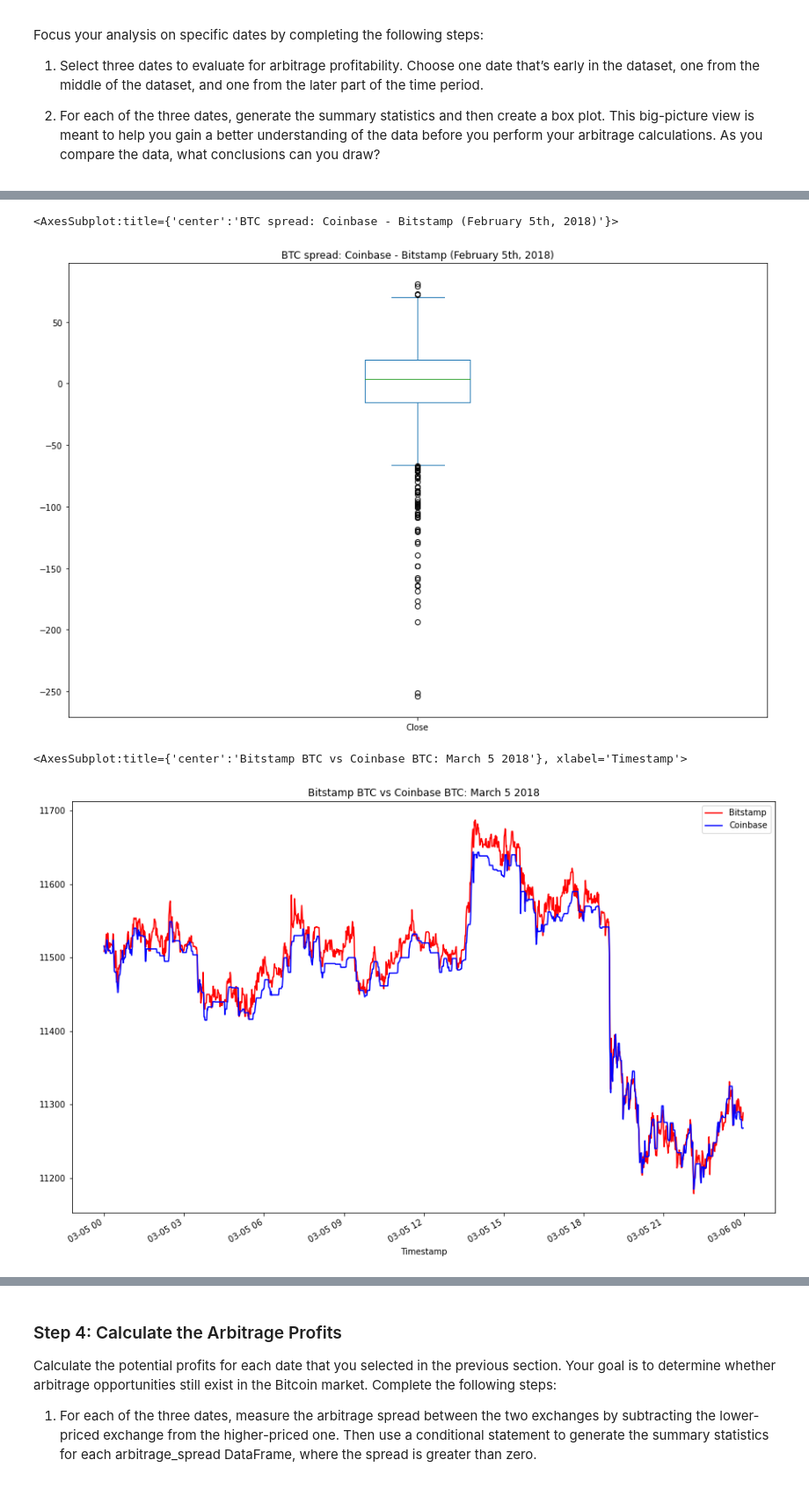
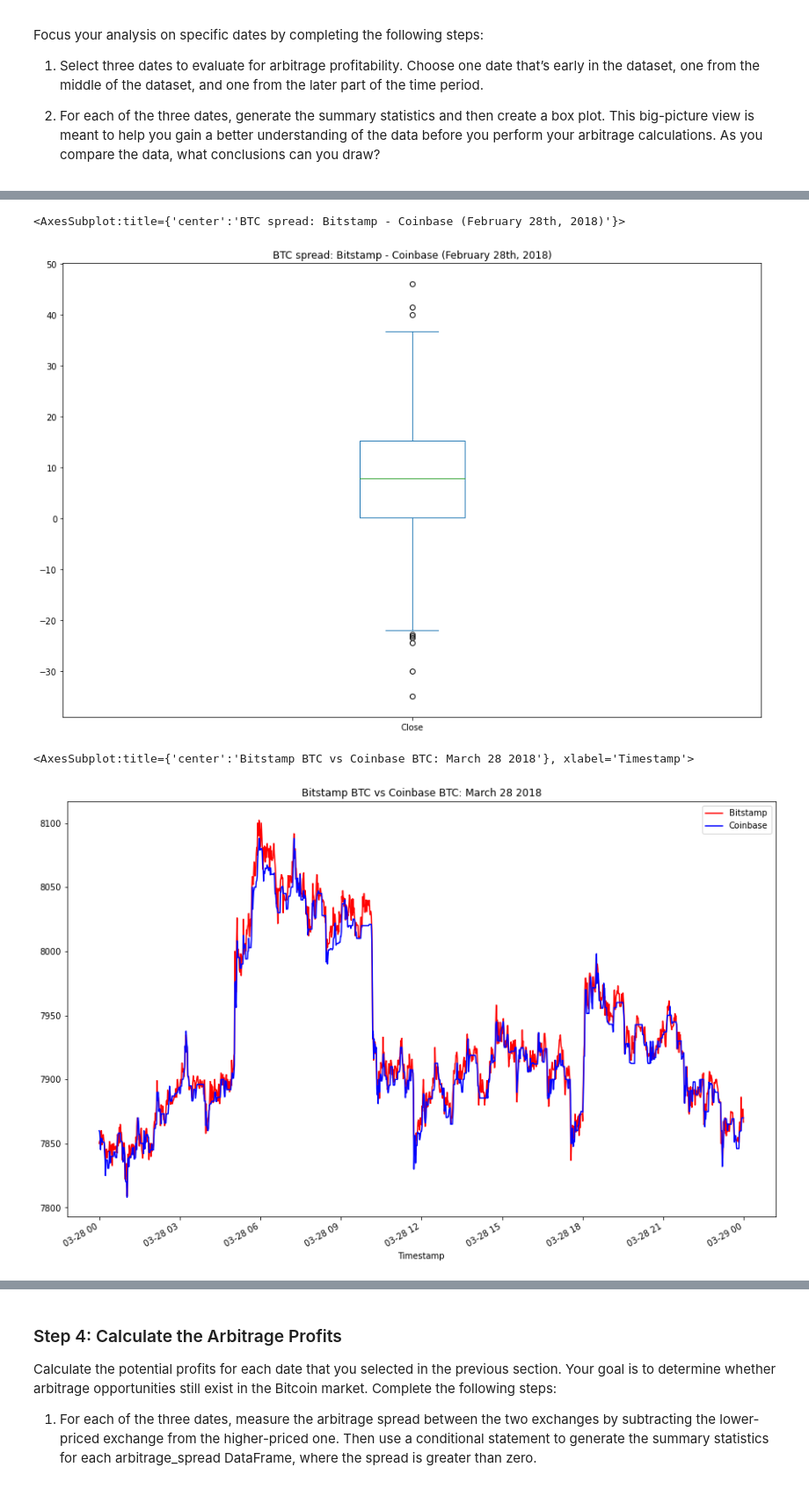
Before and after one commit to fredec96/Arbitrage_Analysis, a Jupyter notebook: crypto_arbitrage.ipynb, the cells around one changed output, grey strips where cells are left out. Shown at 88% size. Cells and saved outputs as stored; diff of their text form; code cells hidden in the pictures.

```diff
--- a/crypto_arbitrage.ipynb
+++ b/crypto_arbitrage.ipynb
@@ -254,6 +265,3 @@ Timestamp
 2018-03-31 23:58:00    False
 2018-03-31 23:59:00    False
 Length: 129322, dtype: bool
-# %%
-coinbase["Close"] = coinbase["Close"].astype("float")
-coinbase.dtypes
@@ -471,20 +470,20 @@ max        80.990000
 Name: Close, dtype: float64
 # %%
 # Visualize the arbitrage spread from the middle of the dataset in a box plot
-arbitrage_spread_middle.plot(kind='box', legend=True, figsize=(15, 10), title="BTC spread: Coinbase - Bitstamp (February 5th, 2018)")
+arbitrage_spread_middle.plot(kind='box', legend=True, figsize=(15, 10), title="BTC spread: Bitstamp - Coinbase (February 28th, 2018)")
 # %% [output]
-<AxesSubplot:title={'center':'BTC spread: Coinbase - Bitstamp (February 5th, 2018)'}>
+<AxesSubplot:title={'center':'BTC spread: Bitstamp - Coinbase (February 28th, 2018)'}>
-[figure, old version]
+[figure, new version]
 # %%
 # Create an overlay plot that visualizes the two dataframes over a period of one day from late in the dataset.
 # Be sure that the plots include the parameters `legend`, `figsize`, `title`, `color` and `label`
-bitstamp_sliced['Close'].loc['2018-03-05' : '2018-03-05'].plot(
-    legend=True, figsize=(15, 10), title="Bitstamp BTC vs Coinbase BTC: March 5 2018", color="red", label="Bitstamp")
-coinbase_sliced['Close'].loc['2018-03-05' : '2018-03-05'].plot(
+bitstamp_sliced['Close'].loc['2018-03-28' : '2018-03-28'].plot(
+    legend=True, figsize=(15, 10), title="Bitstamp BTC vs Coinbase BTC: March 28 2018", color="red", label="Bitstamp")
+coinbase_sliced['Close'].loc['2018-03-28' : '2018-03-28'].plot(
     legend=True, figsize=(15, 10), color="blue", label="Coinbase")
 # %% [output]
-<AxesSubplot:title={'center':'Bitstamp BTC vs Coinbase BTC: March 5 2018'}, xlabel='Timestamp'>
+<AxesSubplot:title={'center':'Bitstamp BTC vs Coinbase BTC: March 28 2018'}, xlabel='Timestamp'>
-[figure, old version]
+[figure, new version]
 # %%
 # Using the date from the late that you have selected, calculate the arbitrage spread
 # by subtracting the bitstamp lower closing prices from the coinbase higher closing prices
```
Also changed, not shown: parts of 47 cells of this notebook.
